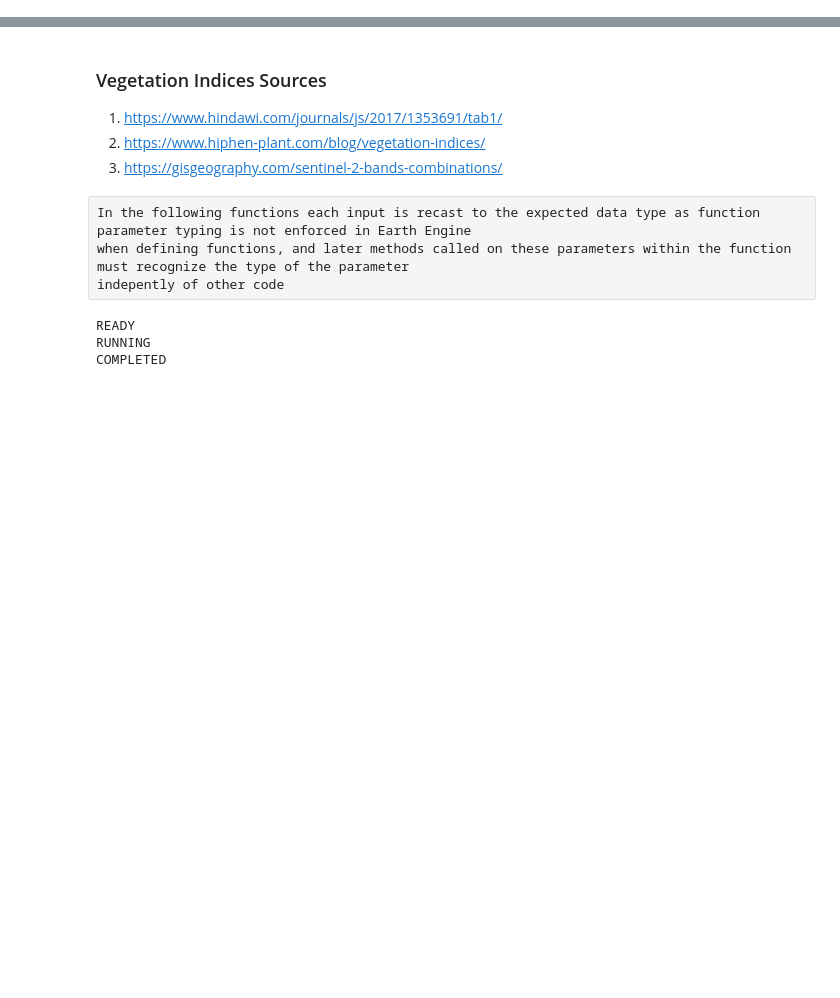
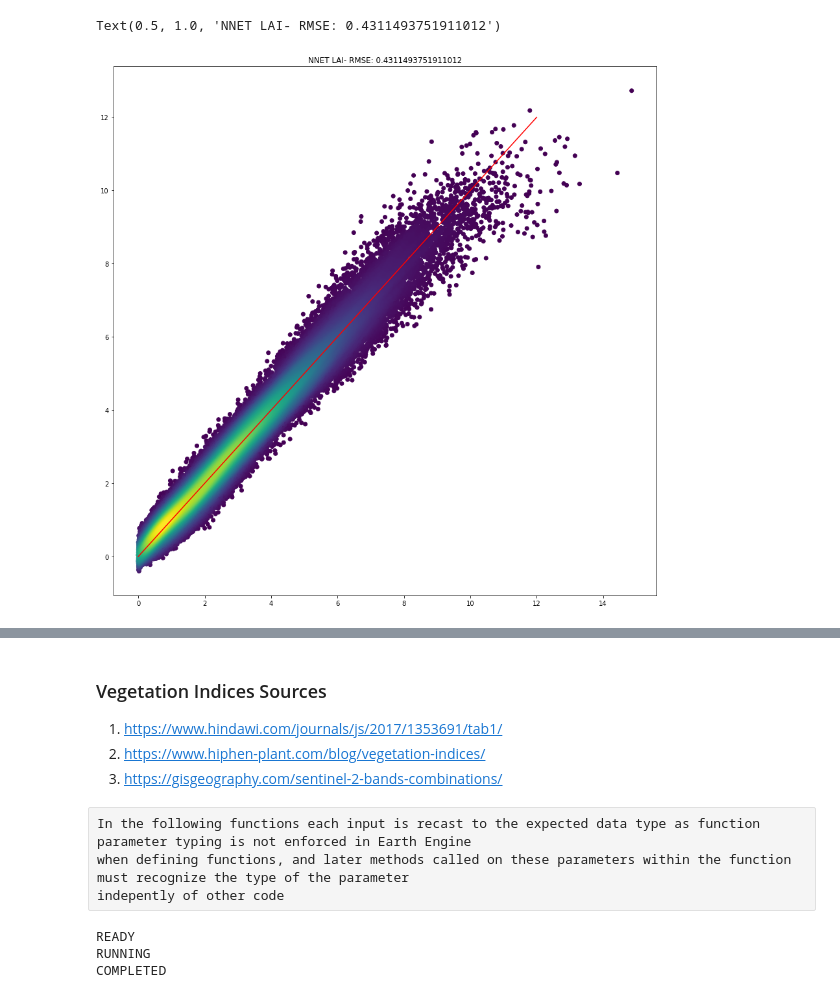
Before and after one commit to h39s/ALR_Earth_Engine, a Jupyter notebook: ALR_Client_Side.ipynb, the cells around one changed output, grey strips where cells are left out. Cells and saved outputs as stored; diff of their text form; code cells hidden in the pictures; blank space fills up the shorter version.

```diff
--- a/ALR_Client_Side.ipynb
+++ b/ALR_Client_Side.ipynb
@@ -2,0 +176,27 @@ import ee
+# %%
+# Stacks the arrays (true values and predicted values) into a 2d array
+xy_tf_LAI = numpy.vstack([LAI.values, nnet_predictions])
+# %%
+# Get the density of the data at each sample point
+z_tf_LAI = stats.gaussian_kde(xy_tf_LAI)(xy_tf_LAI)
+# %%
+# Reorder the data to be plotted so higher density points are plotted on top
+idx_tf_LAI = z_tf_LAI.argsort()
+x_tf_LAI = LAI[idx_tf_LAI]
+y_tf_LAI = nnet_predictions[idx_tf_LAI]
+z_tf_LAI = z_tf_LAI[idx_tf_LAI]
+# %%
+# Calculate the RMSE of the model
+rmse_tf_LAI = metrics.mean_squared_error(x_tf_LAI, y_tf_LAI, squared=False)
+# %%
+# Using matplotlib to plot the predictions against the true values, with a line showing the ideal behaviour of any model
+a_tf_LAI = numpy.linspace(0, 12, 1000)
+
+fig, ax = plt.subplots(1, 1, figsize=(15,15))
+
+ax.scatter(x_tf_LAI, y_tf_LAI, c=z_tf_LAI)
+ax.plot(a_tf_LAI, a_tf_LAI, c='r')
+ax.set_title('NNET LAI- RMSE: {}'.format(rmse_tf_LAI))
+# %% [output]
+Text(0.5, 1.0, 'NNET LAI- RMSE: 0.4311493751911012')
+[figure, added]
```
Also changed, not shown: parts of 99 cells of this notebook, 42 other files.
